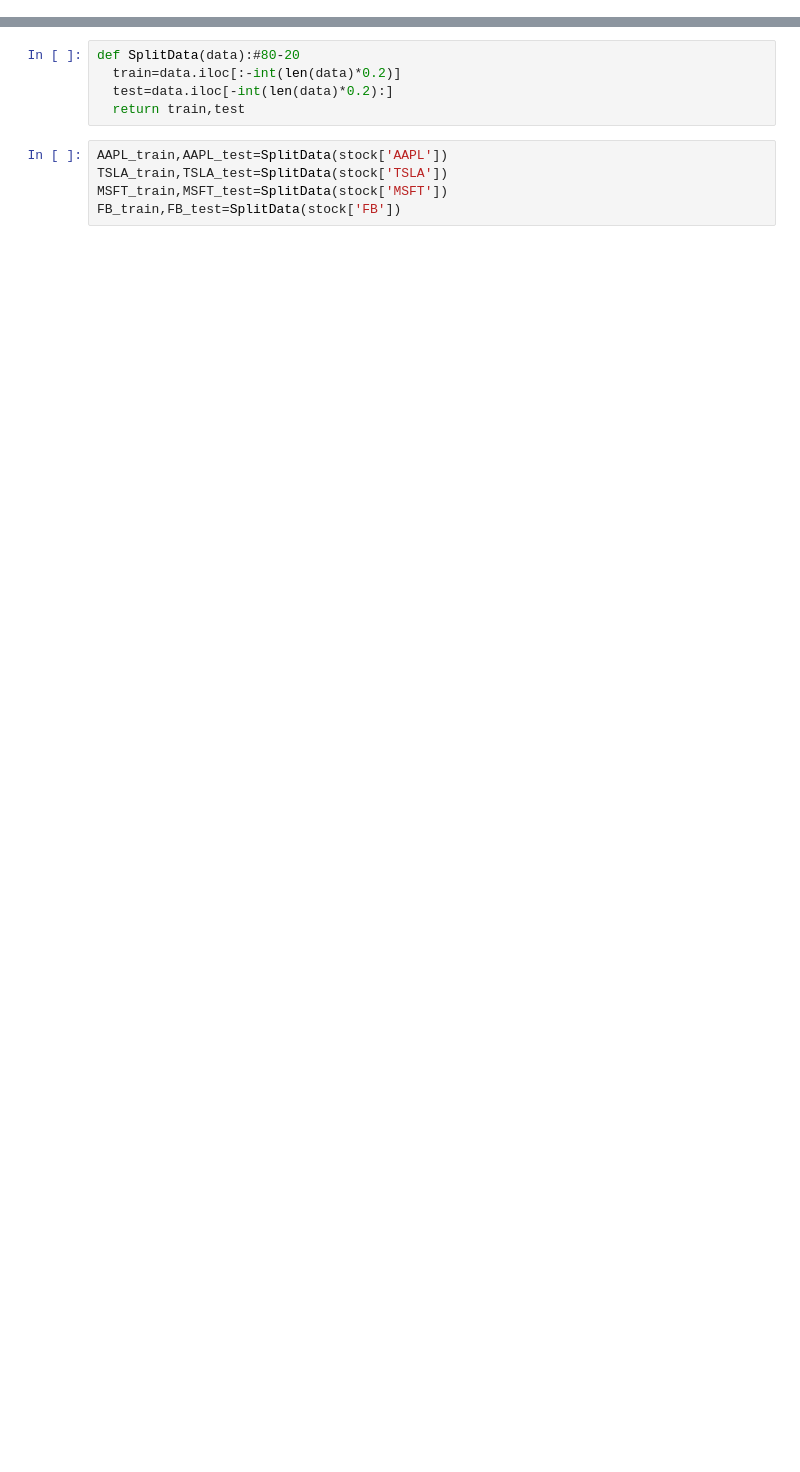
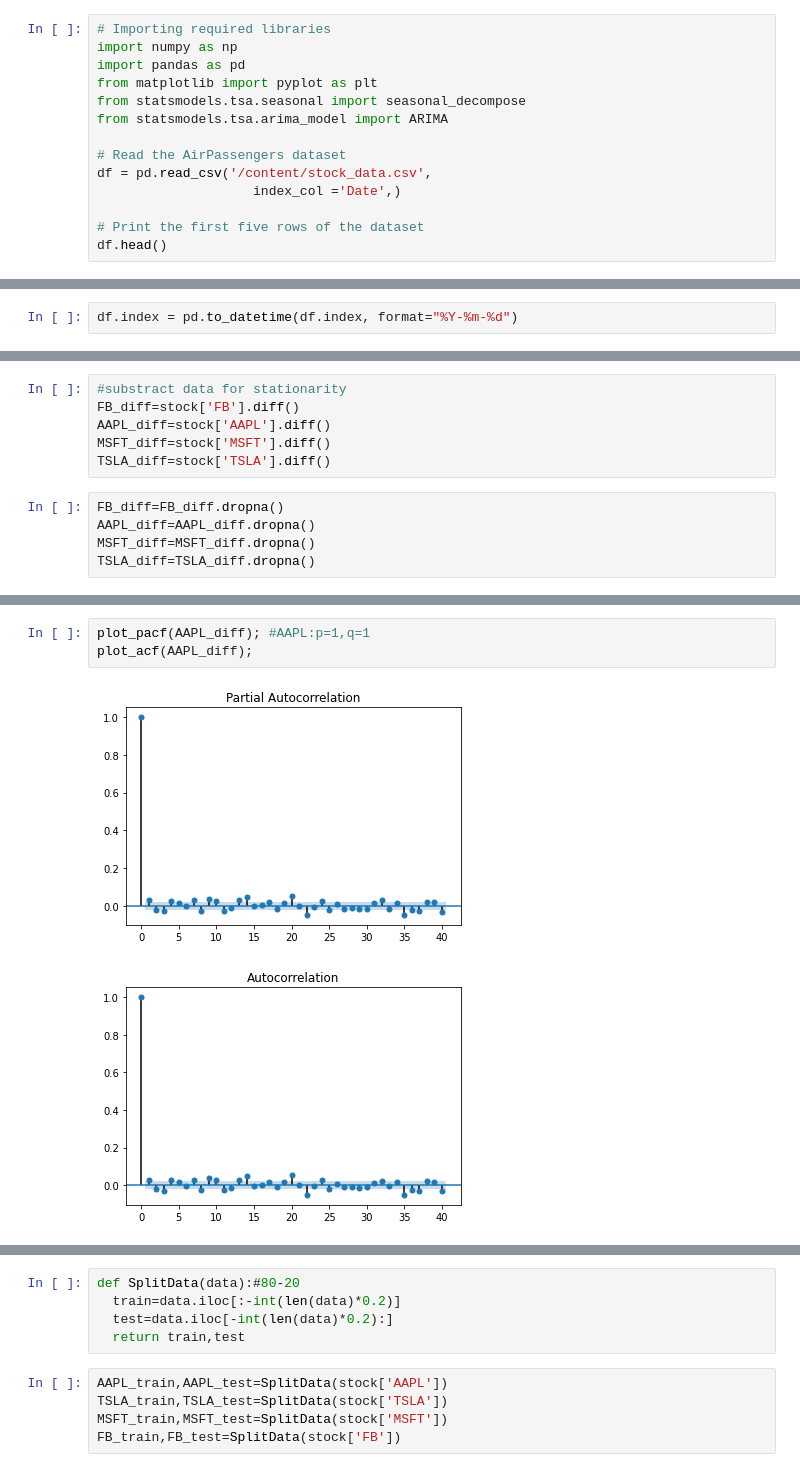
Before and after one commit to DaiVo20/Stock-Price-Prediction, a Jupyter notebook: ARIMA.ipynb, the cells around one changed output, grey strips where cells are left out. Drawn from its saved outputs; the diff is of its cells as text; blank space fills up the shorter version.

Commit message:
built models

```diff
--- a/ARIMA.ipynb
+++ b/ARIMA.ipynb
@@ -10,0 +3,14 @@ df=pd.read_csv('/content/stock_data.csv', index_col='Date', parse_dates=True)
+# %%
+# Importing required libraries
+import numpy as np
+import pandas as pd
+from matplotlib import pyplot as plt
+from statsmodels.tsa.seasonal import seasonal_decompose
+from statsmodels.tsa.arima_model import ARIMA
+
+# Read the AirPassengers dataset
+df = pd.read_csv('/content/stock_data.csv',
+					index_col ='Date',)
+
+# Print the first five rows of the dataset
+df.head()
@@ -11,3 +25,5 @@ df=pd.read_csv('/content/stock_data.csv', index_col='Date', parse_dates=True)
+# %%
+df.index = pd.to_datetime(df.index, format="%Y-%m-%d")
 # %%
 companies = df['Stock'].unique()
 stock ={}
@@ -99,0 +44,11 @@ Total fit time: 20.934 seconds
+# %%
+#substract data for stationarity
+FB_diff=stock['FB'].diff()
+AAPL_diff=stock['AAPL'].diff()
+MSFT_diff=stock['MSFT'].diff()
+TSLA_diff=stock['TSLA'].diff()
+# %%
+FB_diff=FB_diff.dropna()
+AAPL_diff=AAPL_diff.dropna()
+MSFT_diff=MSFT_diff.dropna()
+TSLA_diff=TSLA_diff.dropna()
@@ -99,0 +73,6 @@ Total fit time: 20.934 seconds
+# %%
+plot_pacf(AAPL_diff); #AAPL:p=1,q=1
+plot_acf(AAPL_diff);
+# %% [output]
+[figure, added]
+[figure, added]
```
Also changed, not shown: parts of 38 cells of this notebook.
